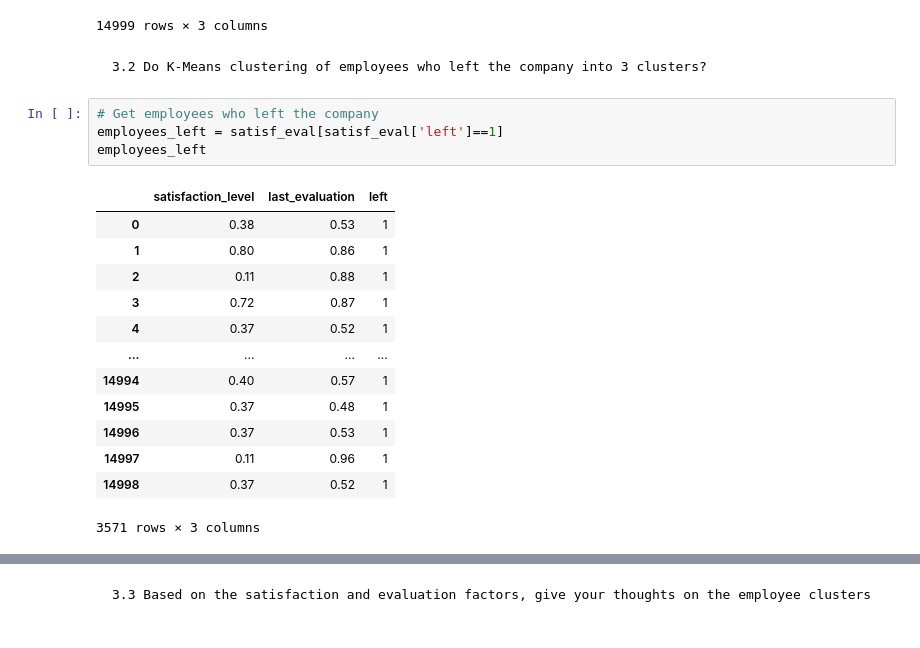
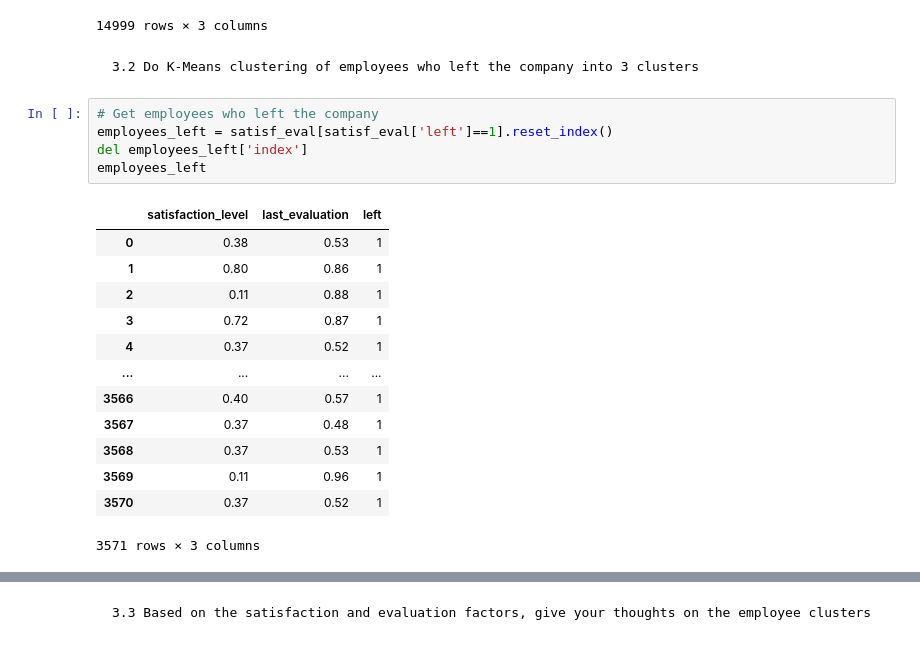
Before and after one commit to mobeloper/machinelearning, a Jupyter notebook: Projects/EmployeeTurnoverPrediction/employeeTurnoverPrediction.ipynb, the cells around one changed output, grey strips where cells are left out. Drawn from its saved outputs; the diff is of its cells as text.

```diff
--- a/Projects/EmployeeTurnoverPrediction/employeeTurnoverPrediction.ipynb
+++ b/Projects/EmployeeTurnoverPrediction/employeeTurnoverPrediction.ipynb
@@ -318,22 +349,23 @@ satisf_eval
 | 14998 | 0.37 | 0.52 | 1 |
 14999 rows × 3 columns
 # %% [markdown]
-    3.2 Do K-Means clustering of employees who left the company into 3 clusters?
+    3.2 Do K-Means clustering of employees who left the company into 3 clusters
 # %%
 # Get employees who left the company
-employees_left = satisf_eval[satisf_eval['left']==1]
+employees_left = satisf_eval[satisf_eval['left']==1].reset_index()
+del employees_left['index']
 employees_left
 # %% [output]
 |  | satisfaction_level | last_evaluation | left |
 | 0 | 0.38 | 0.53 | 1 |
 | 1 | 0.80 | 0.86 | 1 |
 | 2 | 0.11 | 0.88 | 1 |
 | 3 | 0.72 | 0.87 | 1 |
 | 4 | 0.37 | 0.52 | 1 |
 | ... | ... | ... | ... |
-| 14994 | 0.40 | 0.57 | 1 |
-| 14995 | 0.37 | 0.48 | 1 |
-| 14996 | 0.37 | 0.53 | 1 |
-| 14997 | 0.11 | 0.96 | 1 |
-| 14998 | 0.37 | 0.52 | 1 |
+| 3566 | 0.40 | 0.57 | 1 |
+| 3567 | 0.37 | 0.48 | 1 |
+| 3568 | 0.37 | 0.53 | 1 |
+| 3569 | 0.11 | 0.96 | 1 |
+| 3570 | 0.37 | 0.52 | 1 |
 3571 rows × 3 columns
```
Also changed, not shown: parts of 109 cells of this notebook, 7 other files.
